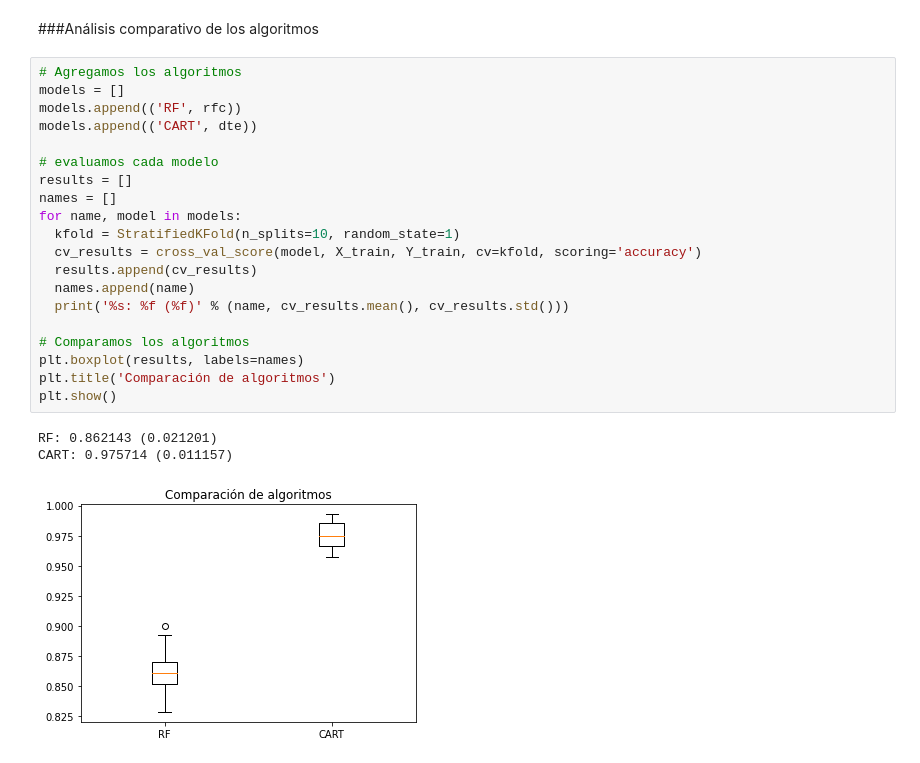
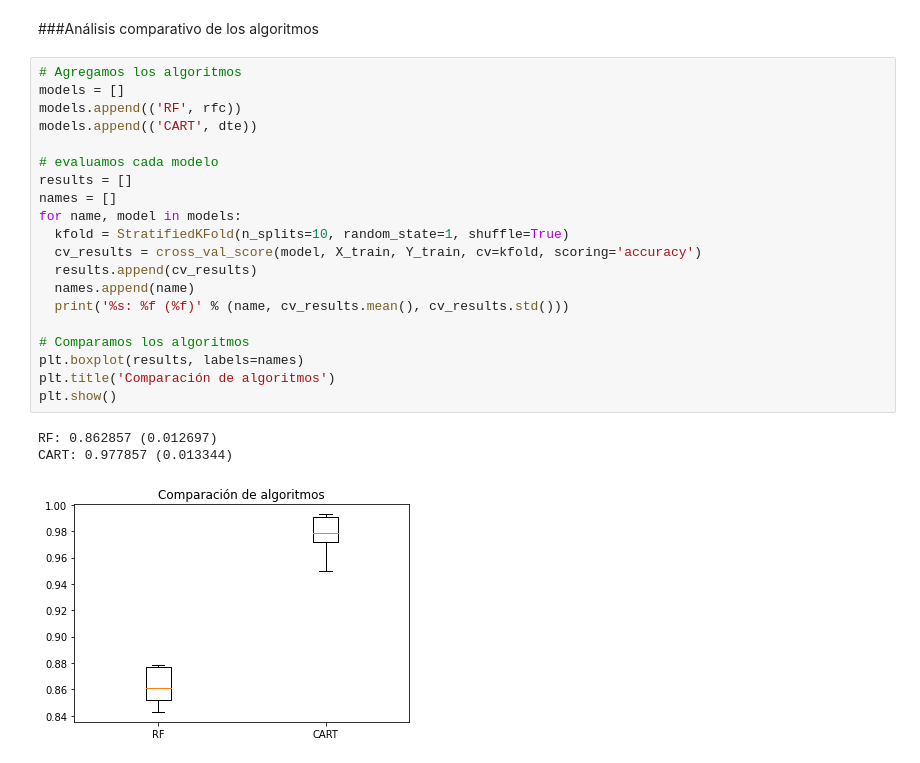
Before and after one commit to ernestohp/TecnicasIA, a Jupyter notebook: TIA_Actividad1.ipynb, the cells around one changed output. Saved outputs shown, nothing was run; the diff lists cells and outputs as text.

```diff
--- a/TIA_Actividad1.ipynb
+++ b/TIA_Actividad1.ipynb
@@ -236,24 +236,24 @@ weighted avg       0.81      0.87      0.84       350
 # %%
 # Agregamos los algoritmos
 models = []
 models.append(('RF', rfc))
 models.append(('CART', dte))
 
 # evaluamos cada modelo
 results = []
 names = []
 for name, model in models:
-  kfold = StratifiedKFold(n_splits=10, random_state=1)
+  kfold = StratifiedKFold(n_splits=10, random_state=1, shuffle=True)
   cv_results = cross_val_score(model, X_train, Y_train, cv=kfold, scoring='accuracy')
   results.append(cv_results)
   names.append(name)
   print('%s: %f (%f)' % (name, cv_results.mean(), cv_results.std()))
 
 # Comparamos los algoritmos
 plt.boxplot(results, labels=names)
 plt.title('Comparación de algoritmos')
 plt.show()
 # %% [output]
-RF: 0.862143 (0.021201)
-CART: 0.975714 (0.011157)
+RF: 0.862857 (0.012697)
+CART: 0.977857 (0.013344)
-[figure, old version]
+[figure, new version]
```
